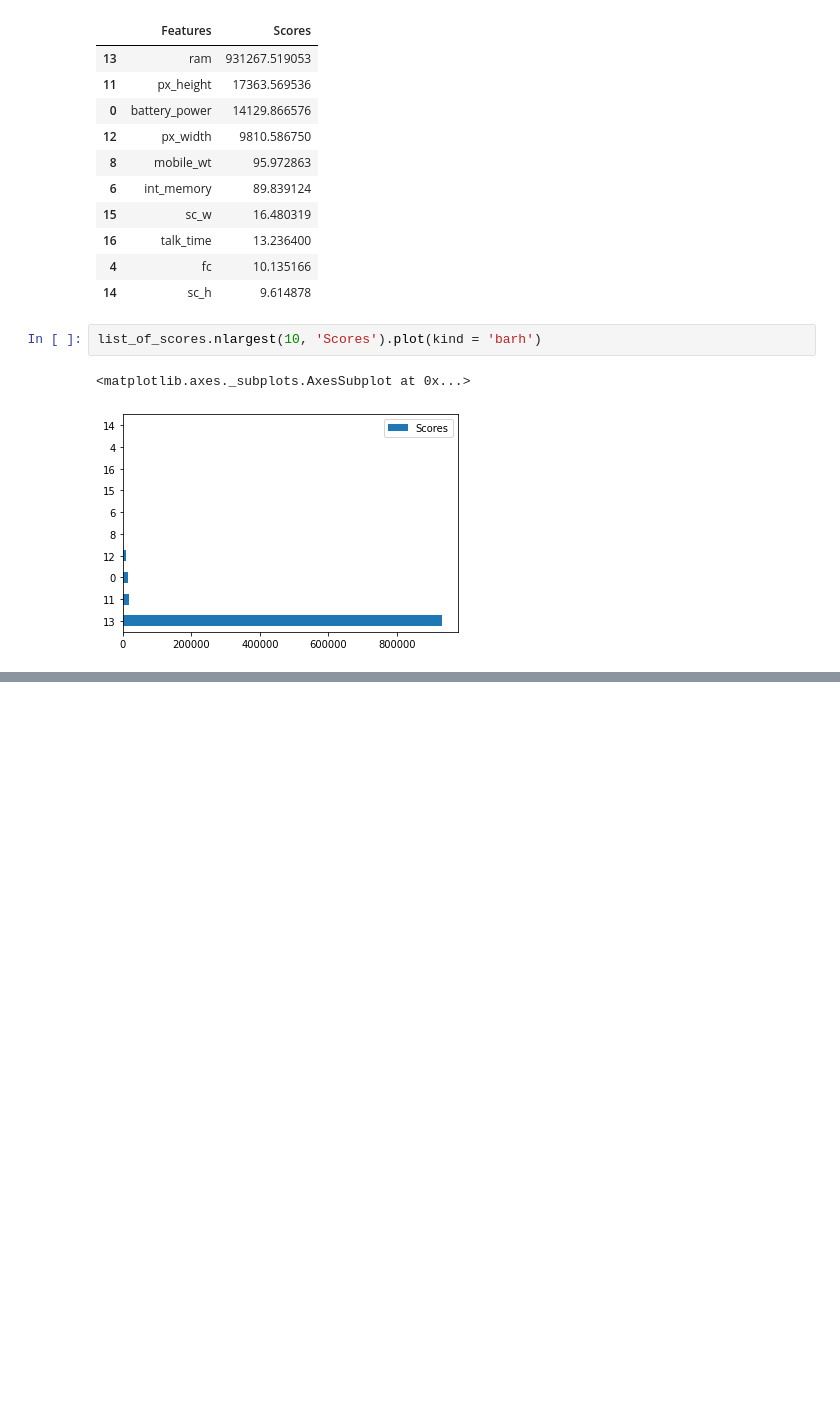
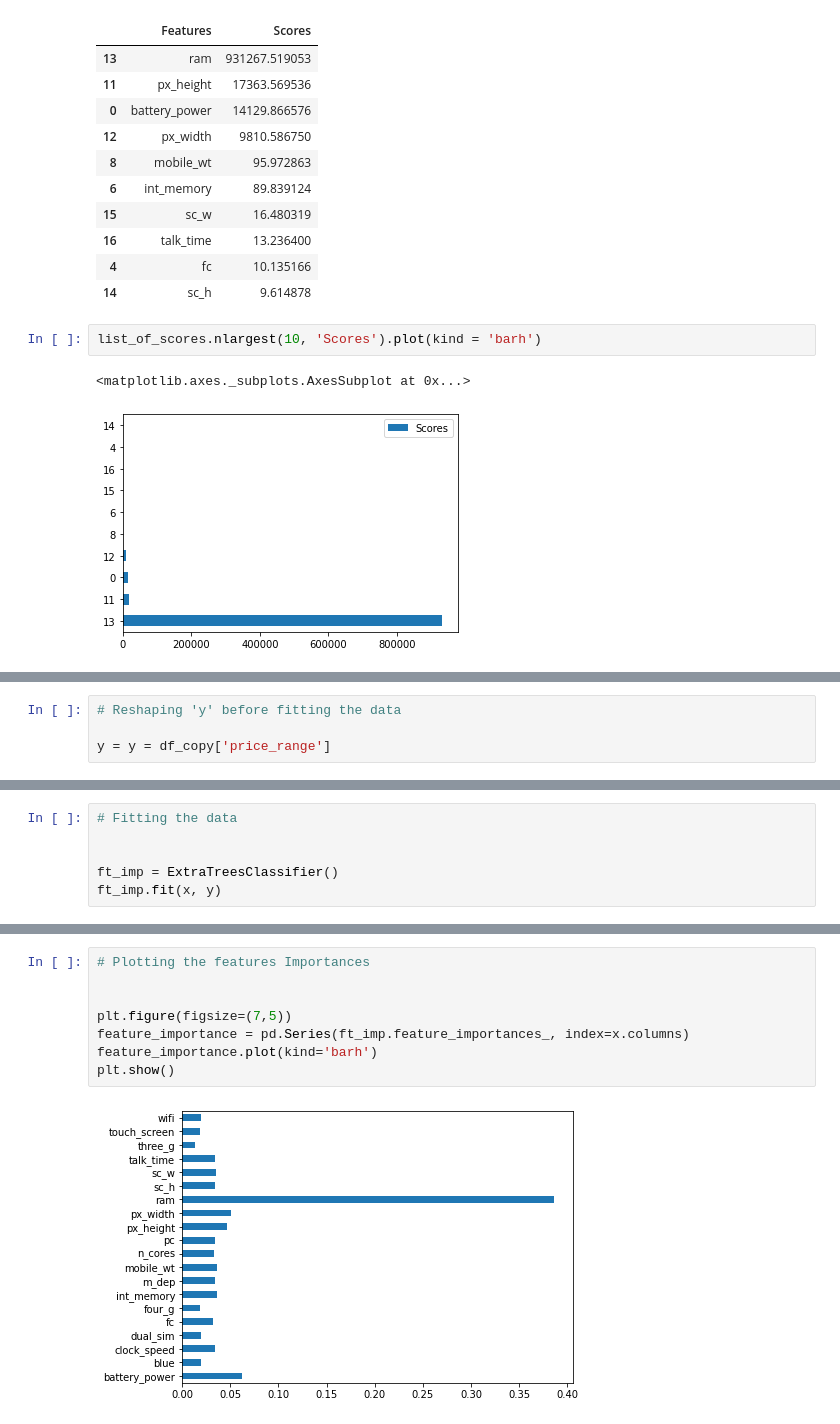
Before and after one commit to Kedarpatil24/Mobile-Price-Range-Prediction, a Jupyter notebook: Mobile_Price_Range_Prediction_Capstone_Project.ipynb, the cells around one changed output, grey strips where cells are left out. Cells and saved outputs as stored; diff of their text form; blank space fills up the shorter version.

```diff
--- a/Mobile_Price_Range_Prediction_Capstone_Project.ipynb
+++ b/Mobile_Price_Range_Prediction_Capstone_Project.ipynb
@@ -378,0 +388,4 @@ list_of_scores.nlargest(10, 'Scores').plot(kind = 'barh')
+# %%
+# Reshaping 'y' before fitting the data
+
+y = y = df_copy['price_range']
@@ -378,0 +396,6 @@ list_of_scores.nlargest(10, 'Scores').plot(kind = 'barh')
+# %%
+# Fitting the data
+
+
+ft_imp = ExtraTreesClassifier()
+ft_imp.fit(x, y)
@@ -378,0 +414,10 @@ list_of_scores.nlargest(10, 'Scores').plot(kind = 'barh')
+# %%
+# Plotting the features Importances
+
+
+plt.figure(figsize=(7,5))
+feature_importance = pd.Series(ft_imp.feature_importances_, index=x.columns)
+feature_importance.plot(kind='barh')
+plt.show()
+# %% [output]
+[figure, added]
```
Also changed, not shown: parts of 42 cells of this notebook.
